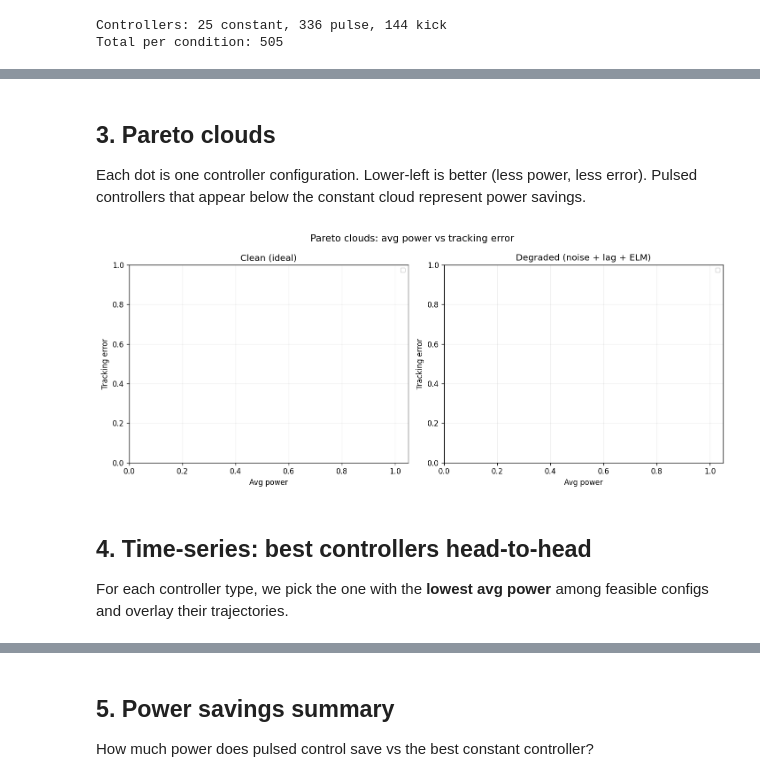
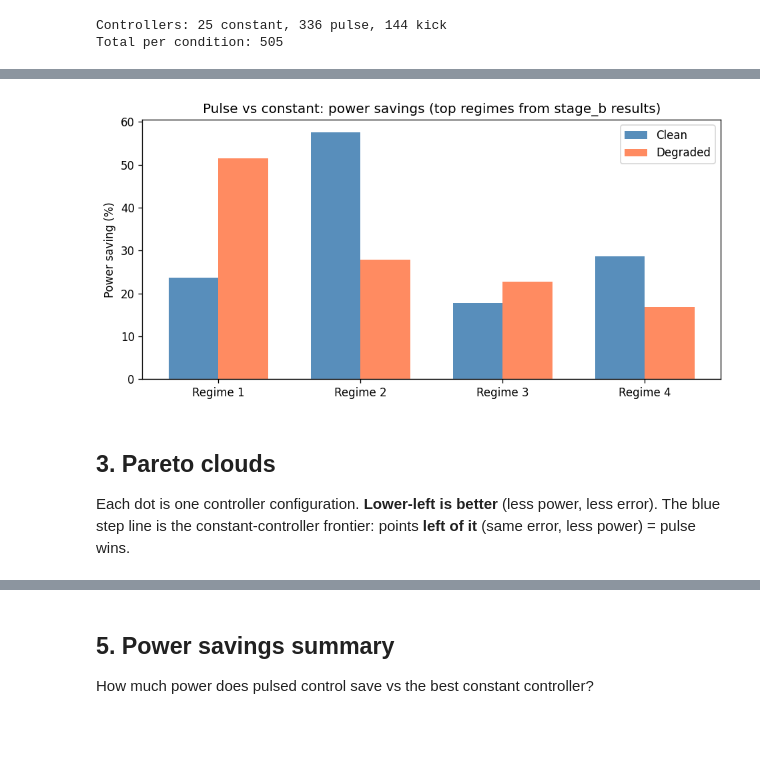
Before and after one commit to Budrink/resolution-limited-control, a Jupyter notebook: plasma_pulse_opt/demo.ipynb, the cells around one changed output, grey strips where cells are left out. Drawn from its saved outputs; the diff is of its cells as text; code cells hidden in the pictures; blank space fills up the shorter version.

```diff
--- a/plasma_pulse_opt/demo.ipynb
+++ b/plasma_pulse_opt/demo.ipynb
@@ -148,35 +188,45 @@ Done!
+# %%
+# Load precomputed results from stage_b autosearch (no simulation)
+import pandas as pd
+
+def load_savings(csv_path, n=4):
+    if not os.path.exists(csv_path):
+        print(f"Warning: {csv_path} not found. Run from plasma_pulse_opt. Bar chart will be empty.")
+        return np.array([]), np.array([])
+    df = pd.read_csv(csv_path)
+    wins = df[df["pulsing_wins"] == True].copy()
+    wins["saving"] = (wins["best_baseline_avg_power"] - wins["best_pulse_avg_power"]) / wins["best_baseline_avg_power"] * 100
+    wins = wins.nlargest(n, "improvement")
+    return wins["saving"].values, wins["improvement"].values
+
+clean_sav, clean_imp = load_savings("results/clean/stage_b_results.csv")
+deg_sav, deg_imp = load_savings("results/degraded/stage_b_results.csv")
+n = min(4, len(clean_sav), len(deg_sav))
+if n == 0:
+    n = 1
+    labels = ["No data"]
+else:
+    labels = [f"Regime {i+1}" for i in range(n)]
+clean_vals = clean_sav[:n] if len(clean_sav) >= n else list(clean_sav) + [0] * (n - len(clean_sav))
+deg_vals = deg_sav[:n] if len(deg_sav) >= n else list(deg_sav) + [0] * (n - len(deg_sav))
+
+x = np.arange(n)
+w = 0.35
+fig, ax = plt.subplots(figsize=(8, 4))
+ax.bar(x - w/2, clean_vals[:n], w, label="Clean", color="steelblue", alpha=0.9)
+ax.bar(x + w/2, deg_vals[:n], w, label="Degraded", color="coral", alpha=0.9)
+ax.axhline(0, color="gray", linewidth=0.8)
+ax.set_ylabel("Power saving (%)")
+ax.set_title("Pulse vs constant: power savings (top regimes from stage_b results)")
+ax.set_xticks(x)
+ax.set_xticklabels(labels)
+ax.legend()
+plt.tight_layout()
+plt.show()
+# %% [output]
+[figure, added]
 # %% [markdown]
 ## 3. Pareto clouds
 
-Each dot is one controller configuration. Lower-left is better (less power, less error).
-Pulsed controllers that appear below the constant cloud represent power savings.
+Each dot is one controller configuration. **Lower-left is better** (less power, less error).
+The blue step line is the constant-controller frontier: points **left of it** (same error, less power) = pulse wins.
-# %%
-fig, (ax1, ax2) = plt.subplots(1, 2, figsize=(12, 5))
-
-for ax, res, title in [(ax1, res_clean, "Clean (ideal)"),
-                        (ax2, res_deg, "Degraded (noise + lag + ELM)")]:
-    for pts, color, marker, label in [
-        (res["const"], "steelblue", "o", "Constant"),
-        (res["pulse"], "crimson", "s", "Pulse train"),
-        (res["kick"], "seagreen", "^", "Kick-hold"),
-    ]:
-        if pts:
-            xs, ys = zip(*pts)
-            ax.scatter(xs, ys, c=color, s=15, alpha=0.5, marker=marker, label=label)
-    ax.set_xlabel("Avg power")
-    ax.set_ylabel("Tracking error")
-    ax.set_title(title)
-    ax.legend(fontsize=8)
-    ax.set_xlim(0, 1.05)
-    ax.grid(True, alpha=0.2)
-
-fig.suptitle("Pareto clouds: avg power vs tracking error", fontsize=13)
-fig.tight_layout()
-plt.show()
-# %% [output]
-[figure, removed]
-# %% [markdown]
-## 4. Time-series: best controllers head-to-head
-
-For each controller type, we pick the one with the **lowest avg power** among feasible configs
-and overlay their trajectories.
```
Also changed, not shown: parts of 17 cells of this notebook, 6 other files.
